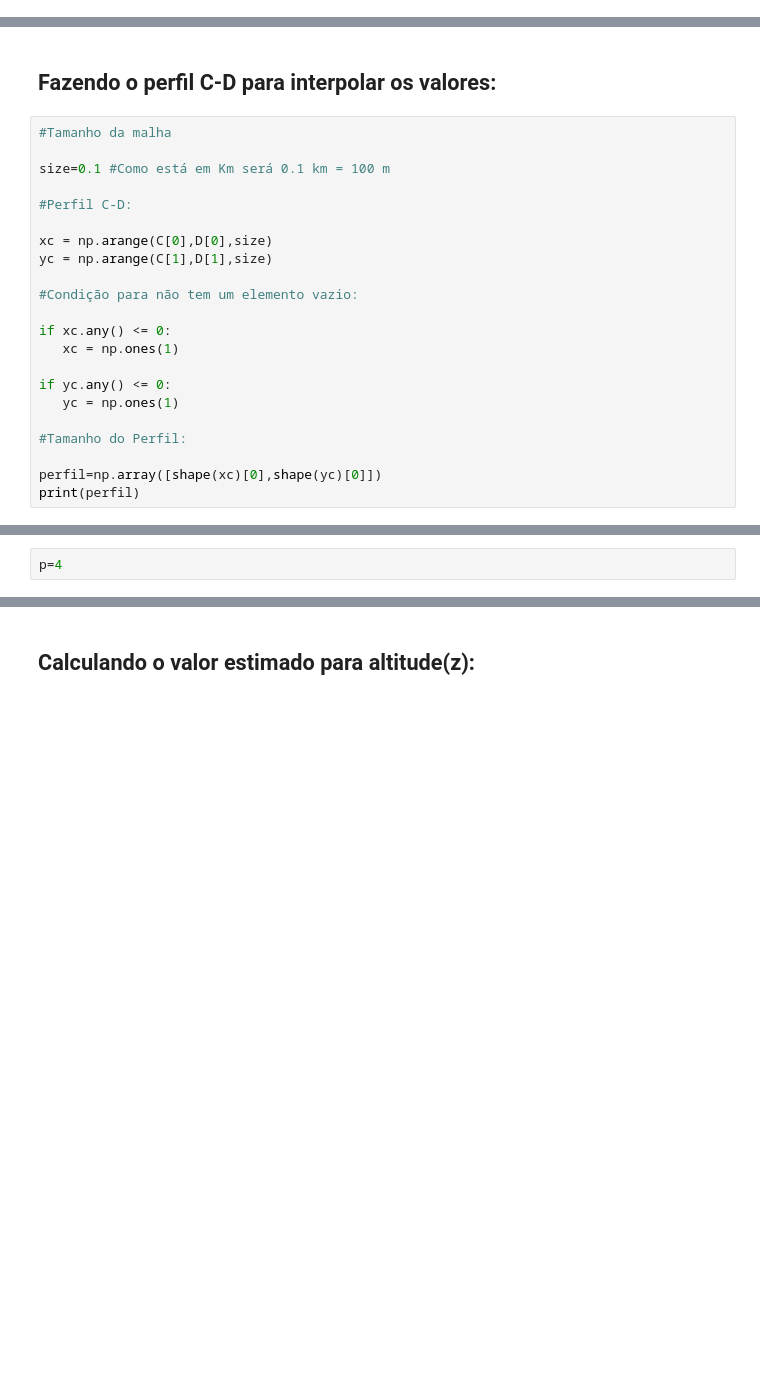
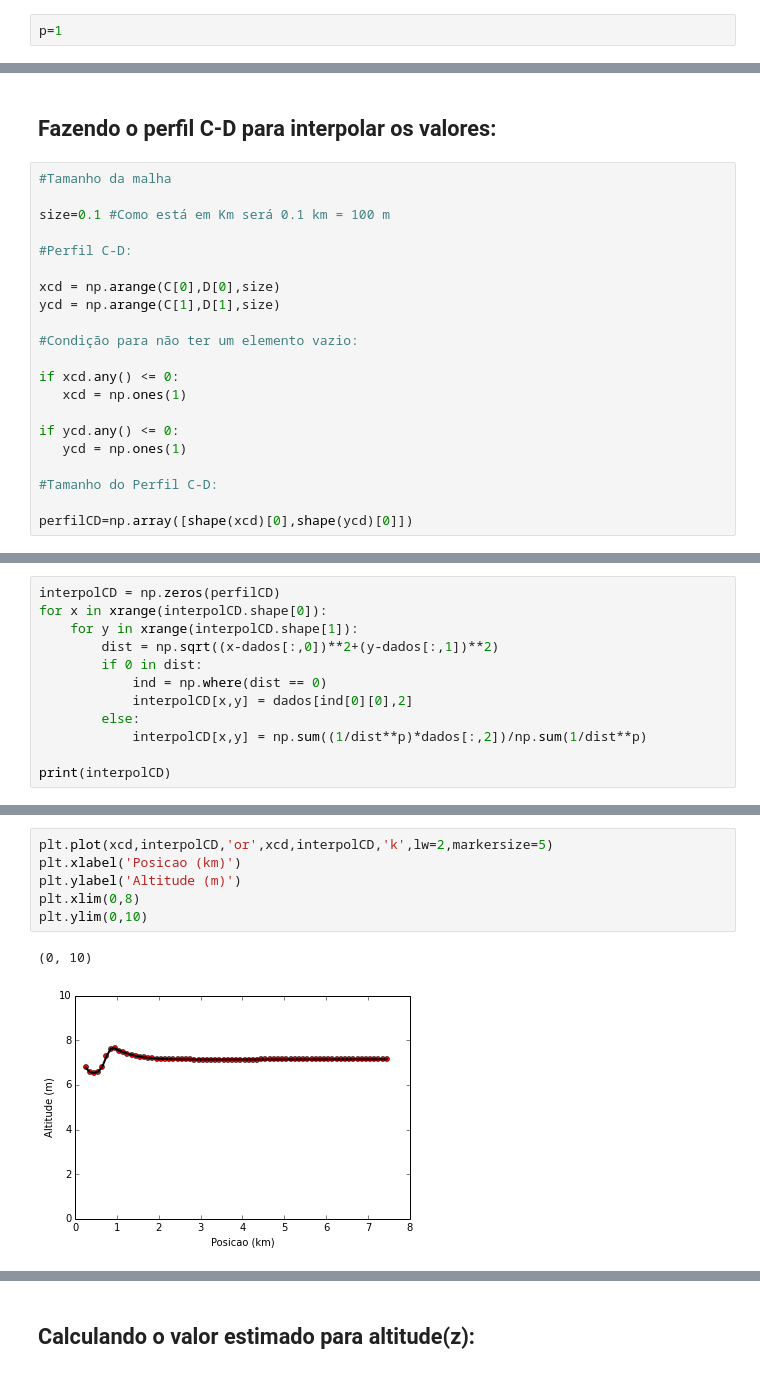
Before and after one commit to dIOGOLOC/exercicios_mestrado, a Jupyter notebook: metodos_computacionais/interpolacao_ponderada.ipynb, the cells around one changed output, grey strips where cells are left out. Drawn from its saved outputs; the diff is of its cells as text; blank space fills up the shorter version.

```diff
--- a/metodos_computacionais/interpolacao_ponderada.ipynb
+++ b/metodos_computacionais/interpolacao_ponderada.ipynb
@@ -39 +28,3 @@ print(y)
+# %%
+p=1
 # %% [markdown]
@@ -64,18 +55,17 @@ size=0.1 #Como está em Km será 0.1 km = 100 m
 
 #Perfil C-D:
 
-xc = np.arange(C[0],D[0],size)
-yc = np.arange(C[1],D[1],size)
+xcd = np.arange(C[0],D[0],size)
+ycd = np.arange(C[1],D[1],size)
 
-#Condição para não tem um elemento vazio:
+#Condição para não ter um elemento vazio:
 
-if xc.any() <= 0:
-   xc = np.ones(1)
+if xcd.any() <= 0:
+   xcd = np.ones(1)
 
-if yc.any() <= 0:
-   yc = np.ones(1)
+if ycd.any() <= 0:
+   ycd = np.ones(1)
 
-#Tamanho do Perfil:
+#Tamanho do Perfil C-D:
 
-perfil=np.array([shape(xc)[0],shape(yc)[0]])
-print(perfil)
+perfilCD=np.array([shape(xcd)[0],shape(ycd)[0]])
@@ -86,2 +71,0 @@ print(perfil)
-# %%
-p=4
@@ -87,0 +74,12 @@ p=4
+# %%
+interpolCD = np.zeros(perfilCD)
+for x in xrange(interpolCD.shape[0]):
+    for y in xrange(interpolCD.shape[1]):
+        dist = np.sqrt((x-dados[:,0])**2+(y-dados[:,1])**2)
+        if 0 in dist:
+            ind = np.where(dist == 0)
+            interpolCD[x,y] = dados[ind[0][0],2]
+        else:
+            interpolCD[x,y] = np.sum((1/dist**p)*dados[:,2])/np.sum(1/dist**p)
+
+print(interpolCD)
@@ -87,0 +106,9 @@ p=4
+# %%
+plt.plot(xcd,interpolCD,'or',xcd,interpolCD,'k',lw=2,markersize=5)
+plt.xlabel('Posicao (km)')
+plt.ylabel('Altitude (m)')
+plt.xlim(0,8)
+plt.ylim(0,10)
+# %% [output]
+(0, 10)
+[figure, added]
```
Also changed, not shown: parts of 22 cells of this notebook.
